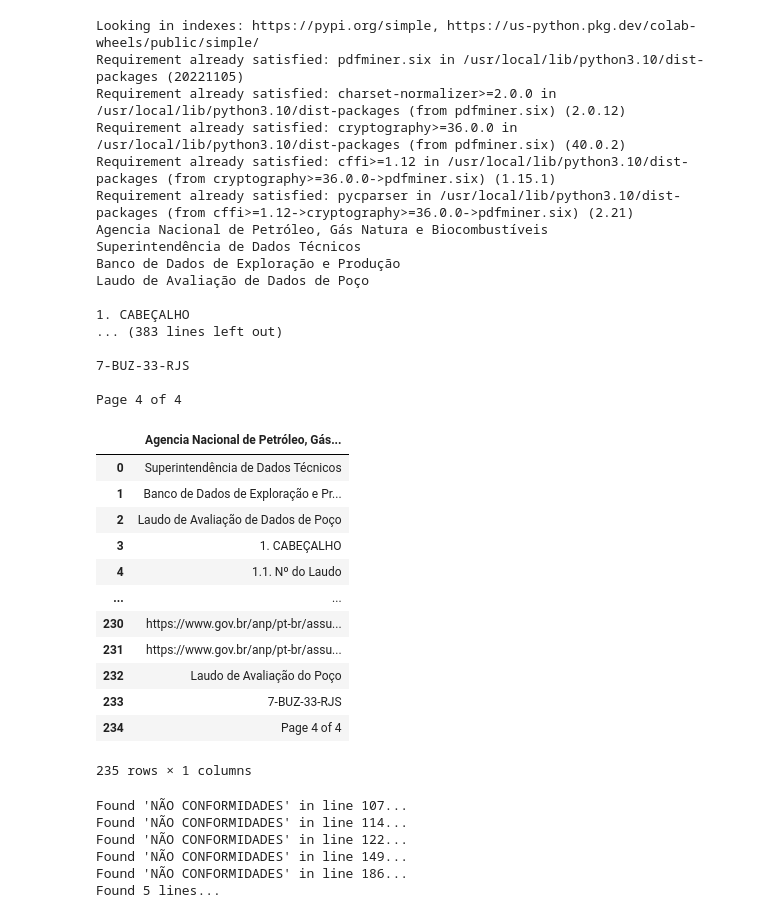
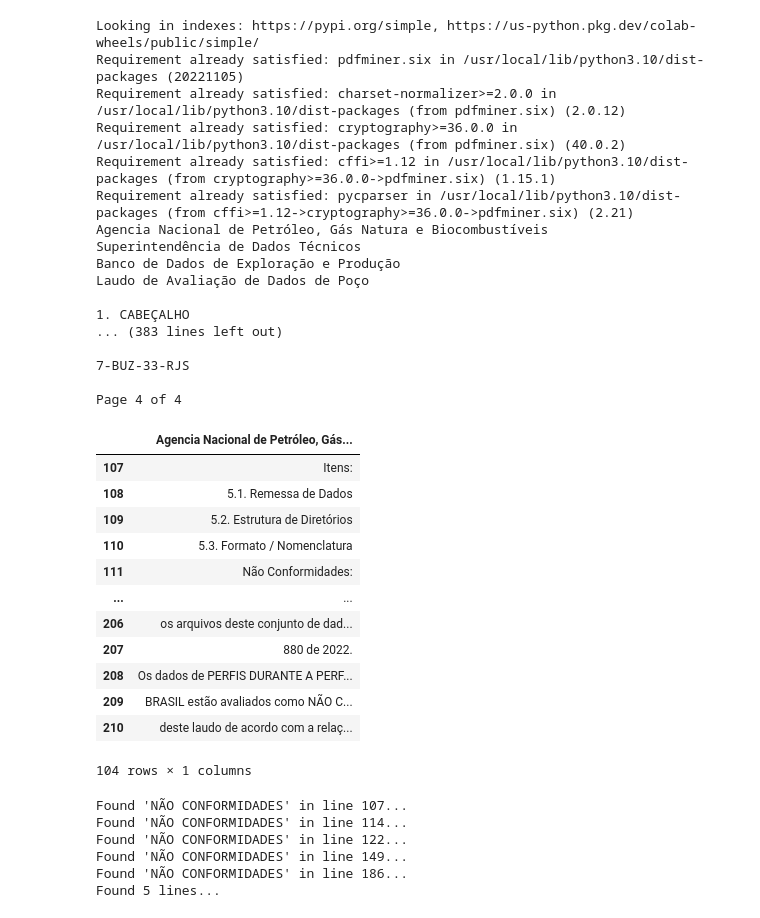
Before and after one commit to fabiobasson/my-frirst-repo, a Jupyter notebook: oficios_qualidade.ipynb, the cells around one changed output. Drawn from its saved outputs; the diff is of its cells as text; code cells hidden in the pictures.

```diff
--- a/oficios_qualidade.ipynb
+++ b/oficios_qualidade.ipynb
@@ -154,19 +154,3 @@ Laudo de Avaliação de Dados de Poço
 7-BUZ-33-RJS
 
 Page 4 of 4
-# %%
-df2
-# %% [output]
-|  | Agencia Nacional de Petróleo, Gás... |
-| 0 | Superintendência de Dados Técnicos |
-| 1 | Banco de Dados de Exploração e Pr... |
-| 2 | Laudo de Avaliação de Dados de Poço |
-| 3 | 1. CABEÇALHO |
-| 4 | 1.1. Nº do Laudo |
-| ... | ... |
-| 230 | https://www.gov.br/anp/pt-br/assu... |
-| 231 | https://www.gov.br/anp/pt-br/assu... |
-| 232 | Laudo de Avaliação do Poço |
-| 233 | 7-BUZ-33-RJS |
-| 234 | Page 4 of 4 |
-235 rows × 1 columns
@@ -174,0 +157,16 @@ df2.to_csv("Não Conformidades.txt")
+# %%
+df2.loc[107:210]
+# %% [output]
+|  | Agencia Nacional de Petróleo, Gás... |
+| 107 | Itens: |
+| 108 | 5.1. Remessa de Dados |
+| 109 | 5.2. Estrutura de Diretórios |
+| 110 | 5.3. Formato / Nomenclatura |
+| 111 | Não Conformidades: |
+| ... | ... |
+| 206 | os arquivos deste conjunto de dad... |
+| 207 | 880 de 2022. |
+| 208 | Os dados de PERFIS DURANTE A PERF... |
+| 209 | BRASIL estão avaliados como NÃO C... |
+| 210 | deste laudo de acordo com a relaç... |
+104 rows × 1 columns
```
Also changed, not shown: parts of 6 cells of this notebook.
